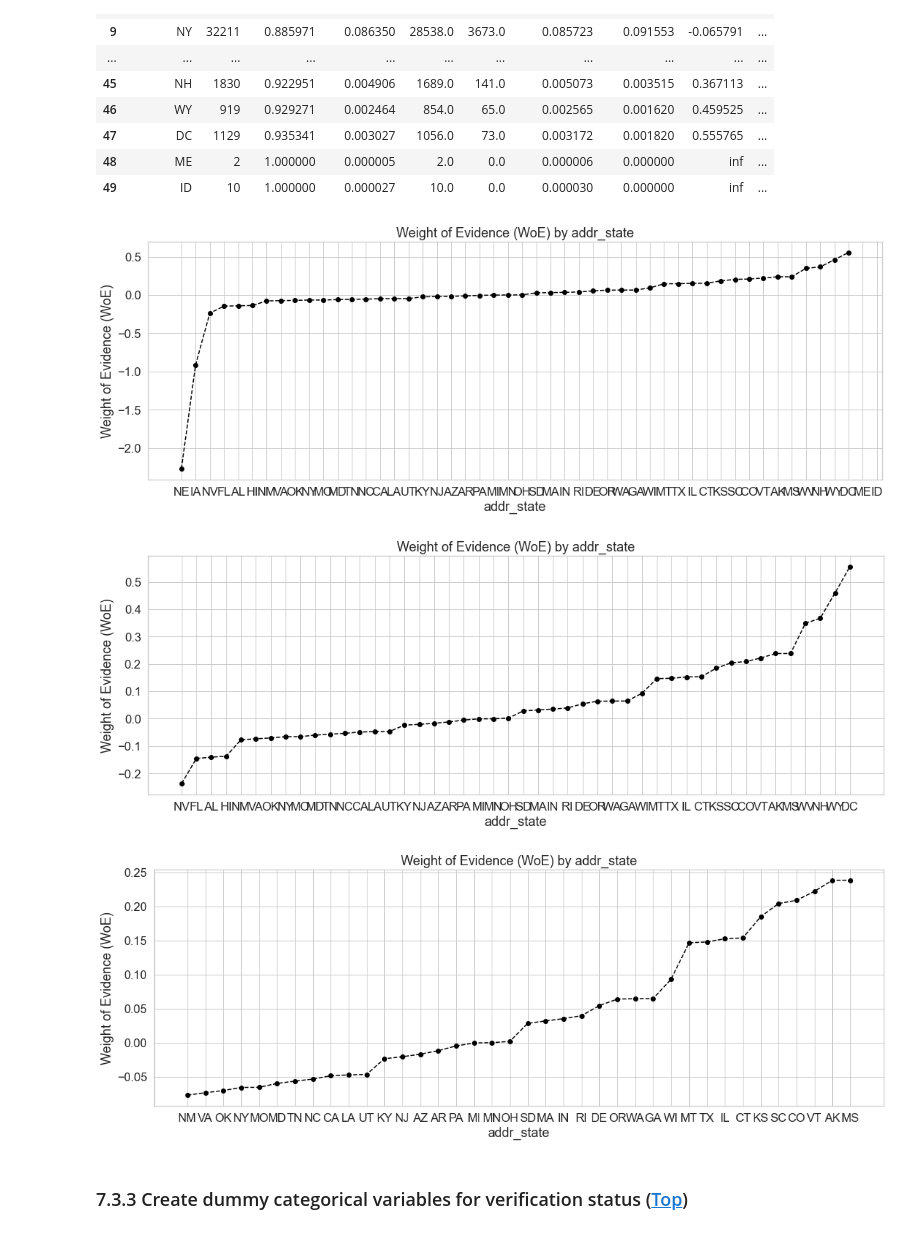
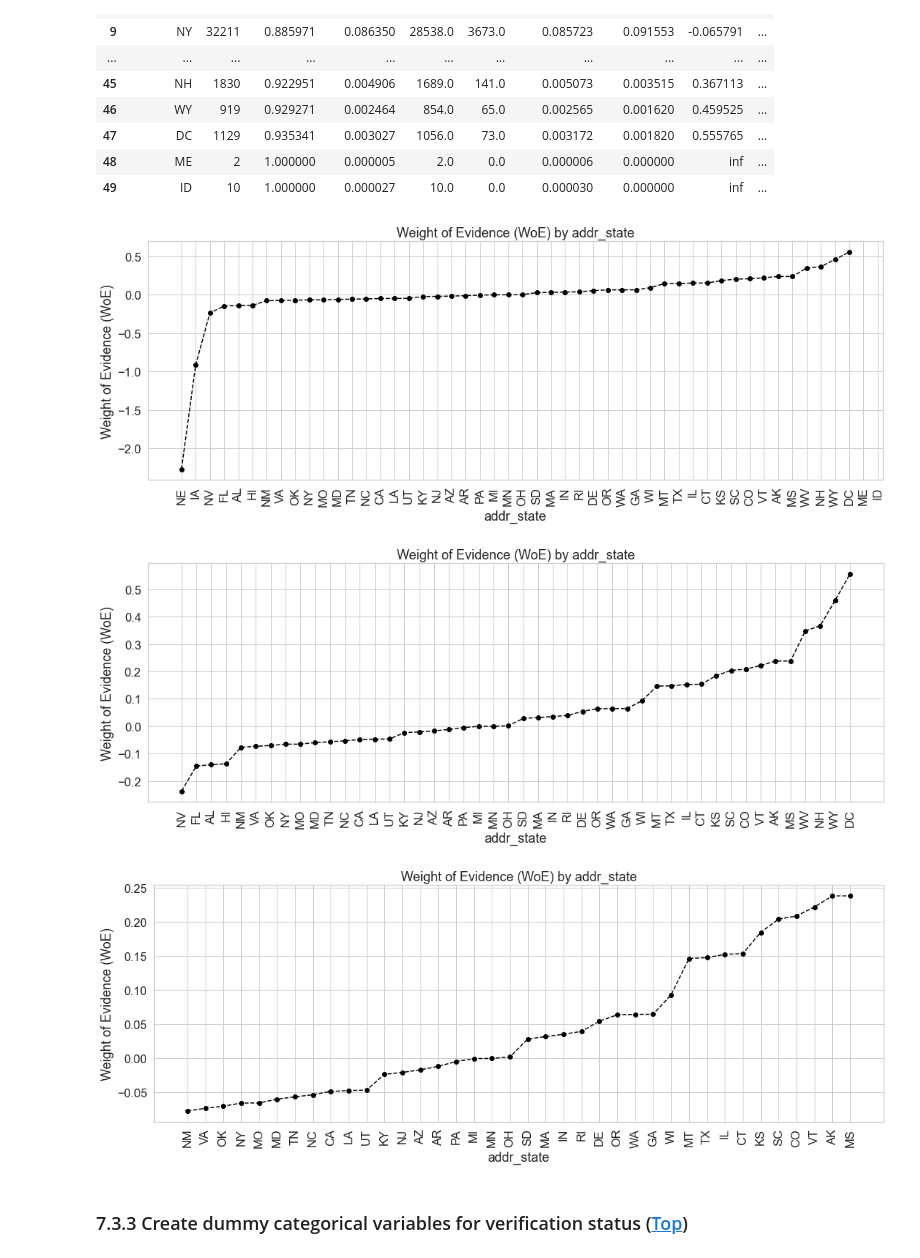
Before and after one commit to ai-portfolio/credit_risk_modeling, a Jupyter notebook: lib/notebooks/1.0_credit_risk_modeling_eda_ng.ipynb, the cells around one changed output. Drawn from its saved outputs; the diff is of its cells as text; code cells hidden in the pictures.

```diff
--- a/lib/notebooks/1.0_credit_risk_modeling_eda_ng.ipynb
+++ b/lib/notebooks/1.0_credit_risk_modeling_eda_ng.ipynb
@@ -346,6 +353,10 @@ df['earliest_cr_line_date']
 100361   2003-02-01
 100362   2000-02-01
 Name: earliest_cr_line_date, Length: 466285, dtype: datetime64[ns]
+# %%
+
+now = pd.datetime.now()
+century = pd.DateOffset(years=100)
 # %%
 # Fix date conversion for years earlier than 1969
 df['earliest_cr_line_date'] = np.where(df['earliest_cr_line_date'].dt.year > now.year, df['earliest_cr_line_date'] - pd.offsets.DateOffset(years=100), df['earliest_cr_line_date'])
@@ -970,9 +968,9 @@ df_temp
 | 49 | ID | 10 | 1.000000 | 0.000027 | 10.0 | 0.0 | 0.000030 | 0.000000 | inf | ... |
 # %%
 # Visualize the weight of evidence of address state
-plot_by_woe(df_temp)
+plot_by_woe(df_temp, 90)
 # %% [output]
-[figure, old version]
+[figure, new version]
 # %%
 # Account for the fact that ND has no applicants
 if ['addr_state: ND'] in df_inputs_preproc.columns.values:
@@ -982,18 +980,18 @@ else:
 # %%
 # Lowest and highest weight of evidence states have very few observations so it makes
 # no sense to keep them as separate categories
 
 # Visualize the weight of evidence of address state without the top and bottom 2 states
-plot_by_woe(df_temp.iloc[2: -2, :])
+plot_by_woe(df_temp.iloc[2: -2, :], 90)
 # %% [output]
-[figure, old version]
+[figure, new version]
 # %%
 # NOTES
 # Given the few n_obs of the first three states (plus the 2 previously dropped), it makes sense to group them
 # The last 4 states can also be grouped (with the previously dropped top 2 states) due to their similarly few observations
 # Visualize the weight of evidence of address state without the these states
-plot_by_woe(df_temp.iloc[6: -6, :])
+plot_by_woe(df_temp.iloc[6: -6, :], 90)
 # %% [output]
-[figure, old version]
+[figure, new version]
 # %%
 # Given the number of borrowers from both NY and California they should be their own groups
```
Also changed, not shown: parts of 153 cells of this notebook.
